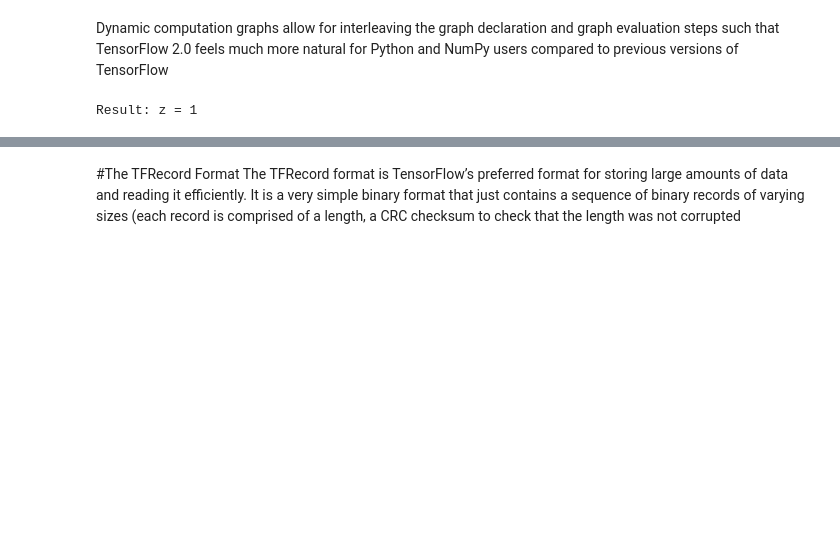
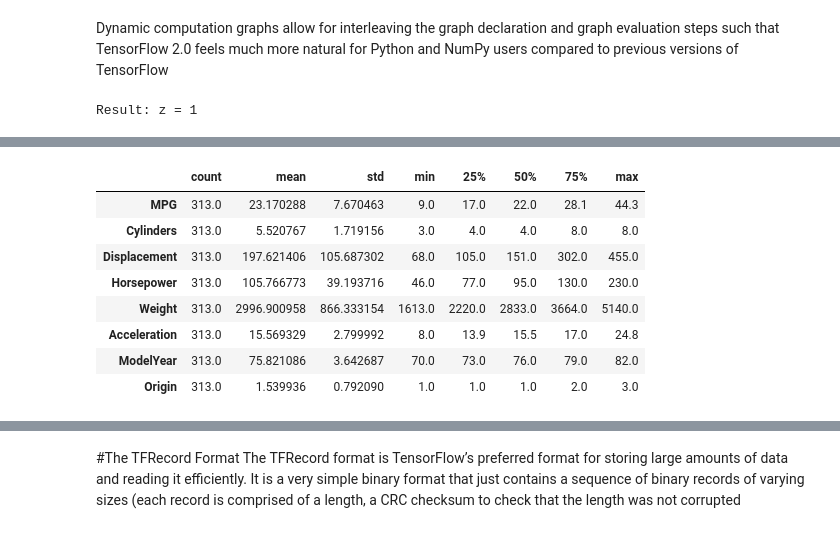
Before and after one commit to andysingal/deep-learning, a Jupyter notebook: Tensorflow_basics/Loading_and_Preprocessing_Data.ipynb, the cells around one changed output, grey strips where cells are left out. Cells and saved outputs as stored; diff of their text form; code cells hidden in the pictures; blank space fills up the shorter version.

```diff
--- a/Tensorflow_basics/Loading_and_Preprocessing_Data.ipynb
+++ b/Tensorflow_basics/Loading_and_Preprocessing_Data.ipynb
@@ -419,0 +429,13 @@ Result: z = 1
+# %%
+dataset_path = tf.keras.utils.get_file("auto-mpg.data",
+                                       ("http://archive.ics.uci.edu/ml/machine-learning-databases"
+                                        "/auto-mpg/auto-mpg.data"))
+
+column_names = ['MPG', 'Cylinders', 'Displacement', 'Horsepower',
+                'Weight', 'Acceleration', 'ModelYear', 'Origin']
+
+df = pd.read_csv(dataset_path, names=column_names,
+                 na_values = "?", comment='\t',
+                 sep=" ", skipinitialspace=True)
+
+df.tail()
@@ -419,0 +451,6 @@ Result: z = 1
+# %%
+print(df.isna().sum())
+
+df = df.dropna()
+df = df.reset_index(drop=True)
+df.tail()
@@ -419,0 +473,18 @@ Result: z = 1
+# %%
+import sklearn
+import sklearn.model_selection
+
+
+df_train, df_test = sklearn.model_selection.train_test_split(df, train_size=0.8)
+train_stats = df_train.describe().transpose()
+train_stats
+# %% [output]
+|  | count | mean | std | min | 25% | 50% | 75% | max |
+| MPG | 313.0 | 23.170288 | 7.670463 | 9.0 | 17.0 | 22.0 | 28.1 | 44.3 |
+| Cylinders | 313.0 | 5.520767 | 1.719156 | 3.0 | 4.0 | 4.0 | 8.0 | 8.0 |
+| Displacement | 313.0 | 197.621406 | 105.687302 | 68.0 | 105.0 | 151.0 | 302.0 | 455.0 |
+| Horsepower | 313.0 | 105.766773 | 39.193716 | 46.0 | 77.0 | 95.0 | 130.0 | 230.0 |
+| Weight | 313.0 | 2996.900958 | 866.333154 | 1613.0 | 2220.0 | 2833.0 | 3664.0 | 5140.0 |
+| Acceleration | 313.0 | 15.569329 | 2.799992 | 8.0 | 13.9 | 15.5 | 17.0 | 24.8 |
+| ModelYear | 313.0 | 75.821086 | 3.642687 | 70.0 | 73.0 | 76.0 | 79.0 | 82.0 |
+| Origin | 313.0 | 1.539936 | 0.792090 | 1.0 | 1.0 | 1.0 | 2.0 | 3.0 |
```
Also changed, not shown: parts of 22 cells of this notebook.
